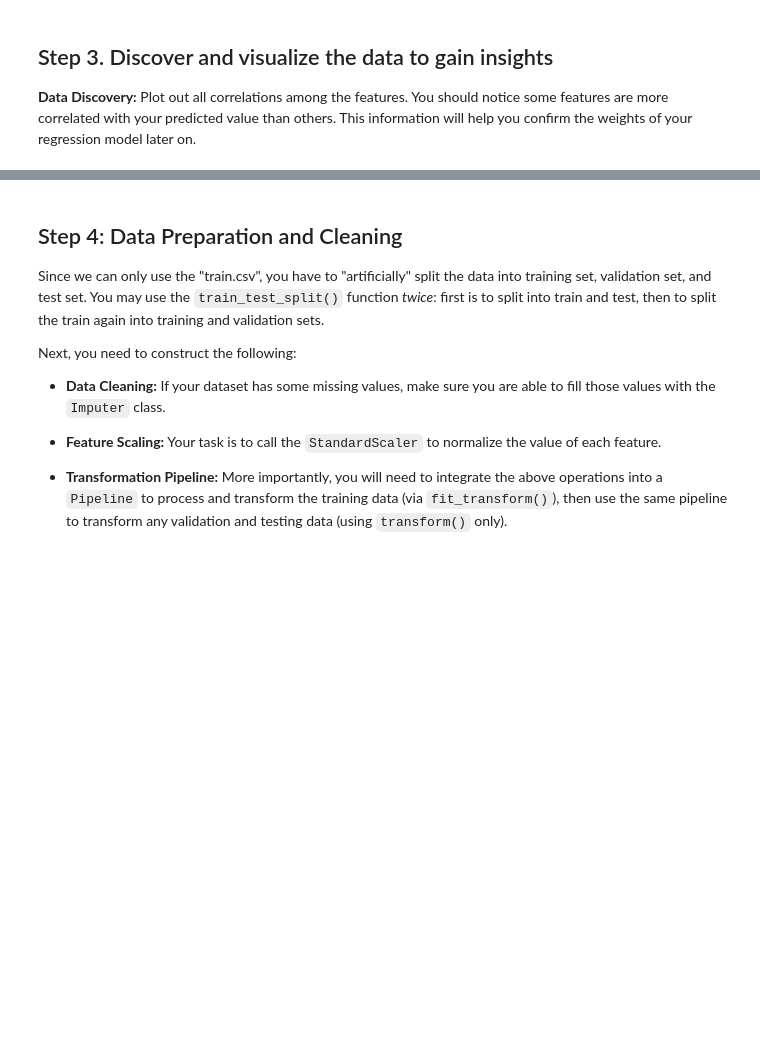
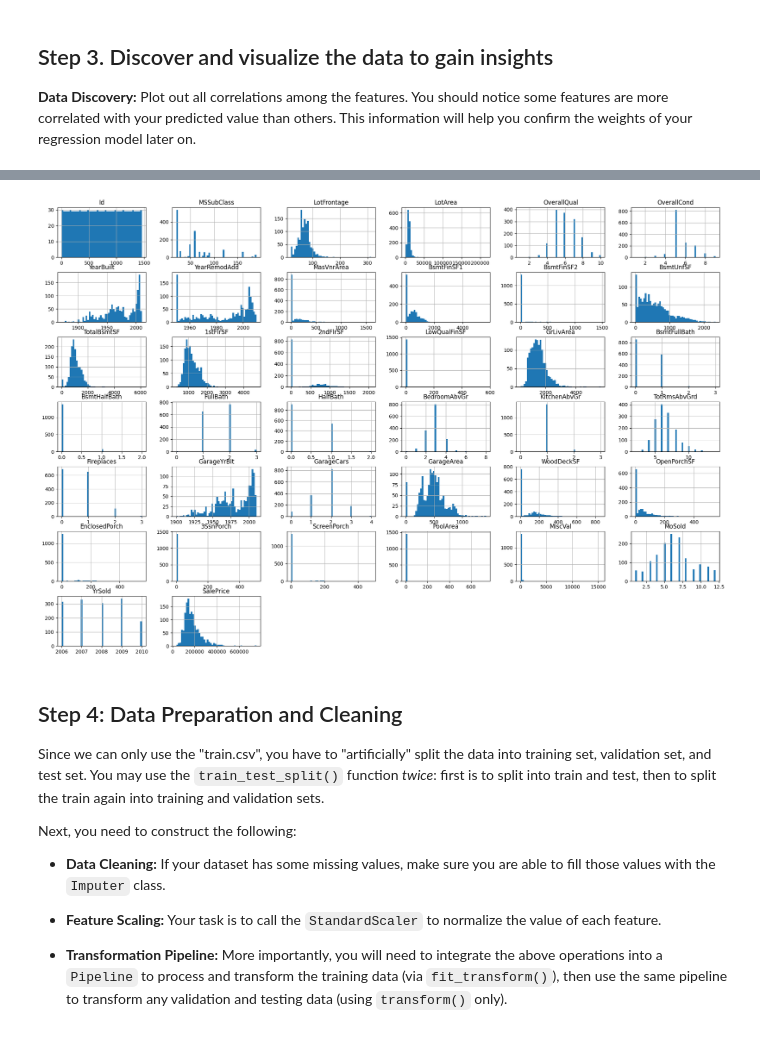
Before and after one commit to helen-yao/ML4VA, a Jupyter notebook: jdj9ng_codeathon_1.ipynb, the cells around one changed output, grey strips where cells are left out. Cells and saved outputs as stored; diff of their text form; code cells hidden in the pictures; blank space fills up the shorter version.

```diff
--- a/jdj9ng_codeathon_1.ipynb
+++ b/jdj9ng_codeathon_1.ipynb
@@ -54,3 +133,8 @@ def loadBostonHousingData():
+# %%
+housing.hist(bins=50, figsize=(24,16))
+plt.show()
+# %% [output]
+[figure, added]
 # %% [markdown]
 ##  Step 4: Data Preparation and Cleaning
 Since we can only use the "train.csv", you have to "artificially" split the data into training set, validation set, and test set. You may use the `train_test_split()` function *twice*: first is to split into train and test, then to split the train again into training and validation sets.
```
Also changed, not shown: parts of 22 cells of this notebook, 5 other files.
